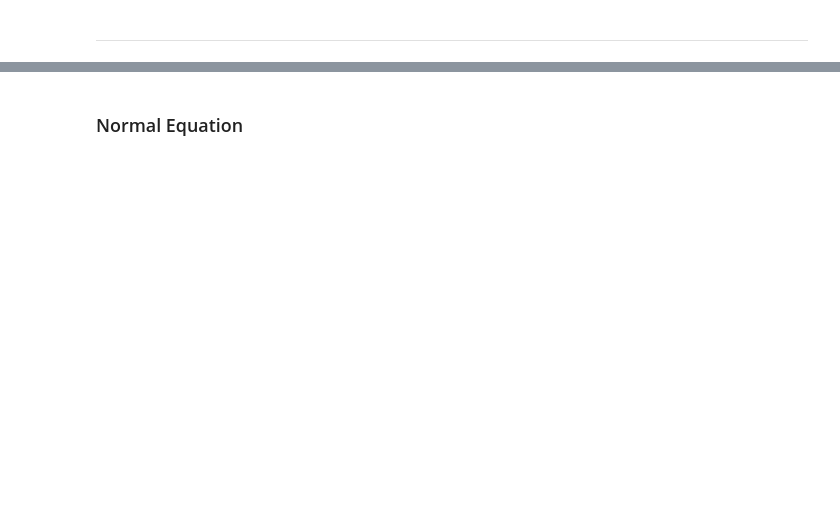
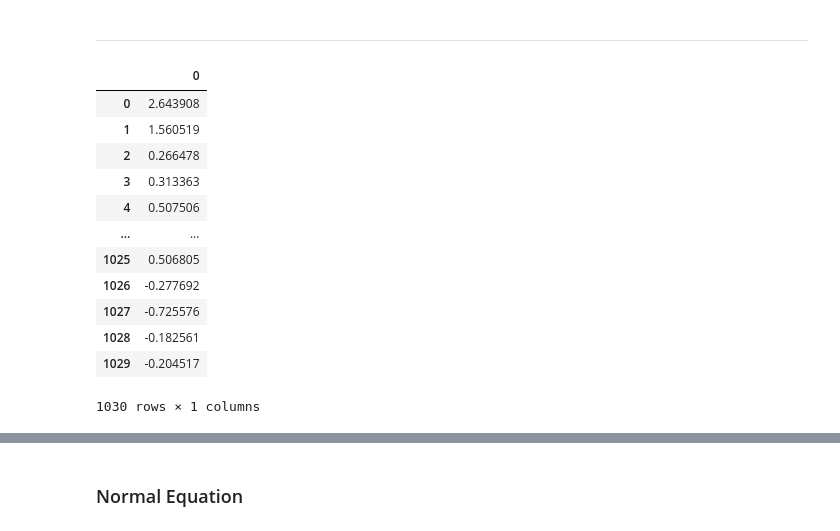
Before and after one commit to YangDongJae/ML, a Jupyter notebook: KOREATECH/assign02/assignment2-2 src/test.ipynb, the cells around one changed output, grey strips where cells are left out. Saved outputs shown, nothing was run; the diff lists cells and outputs as text; code cells hidden in the pictures; blank space fills up the shorter version.

```diff
--- a/KOREATECH/assign02/assignment2-2 src/test.ipynb
+++ b/KOREATECH/assign02/assignment2-2 src/test.ipynb
@@ -148,0 +238,16 @@ print("err : ", err)
+# %%
+pd.DataFrame(y)
+# %% [output]
+|  | 0 |
+| 0 | 2.643908 |
+| 1 | 1.560519 |
+| 2 | 0.266478 |
+| 3 | 0.313363 |
+| 4 | 0.507506 |
+| ... | ... |
+| 1025 | 0.506805 |
+| 1026 | -0.277692 |
+| 1027 | -0.725576 |
+| 1028 | -0.182561 |
+| 1029 | -0.204517 |
+1030 rows × 1 columns
```
Also changed, not shown: parts of 18 cells of this notebook, 1 other file.
